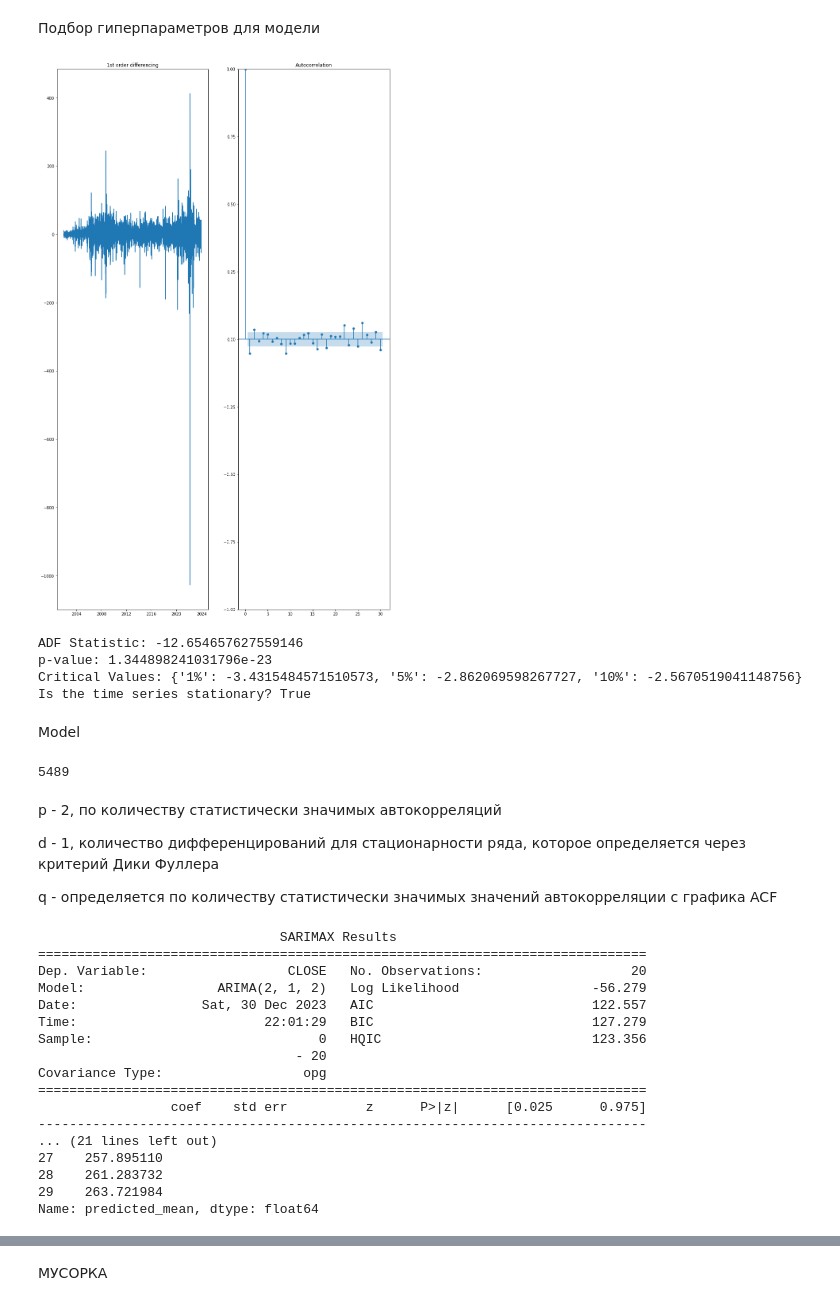
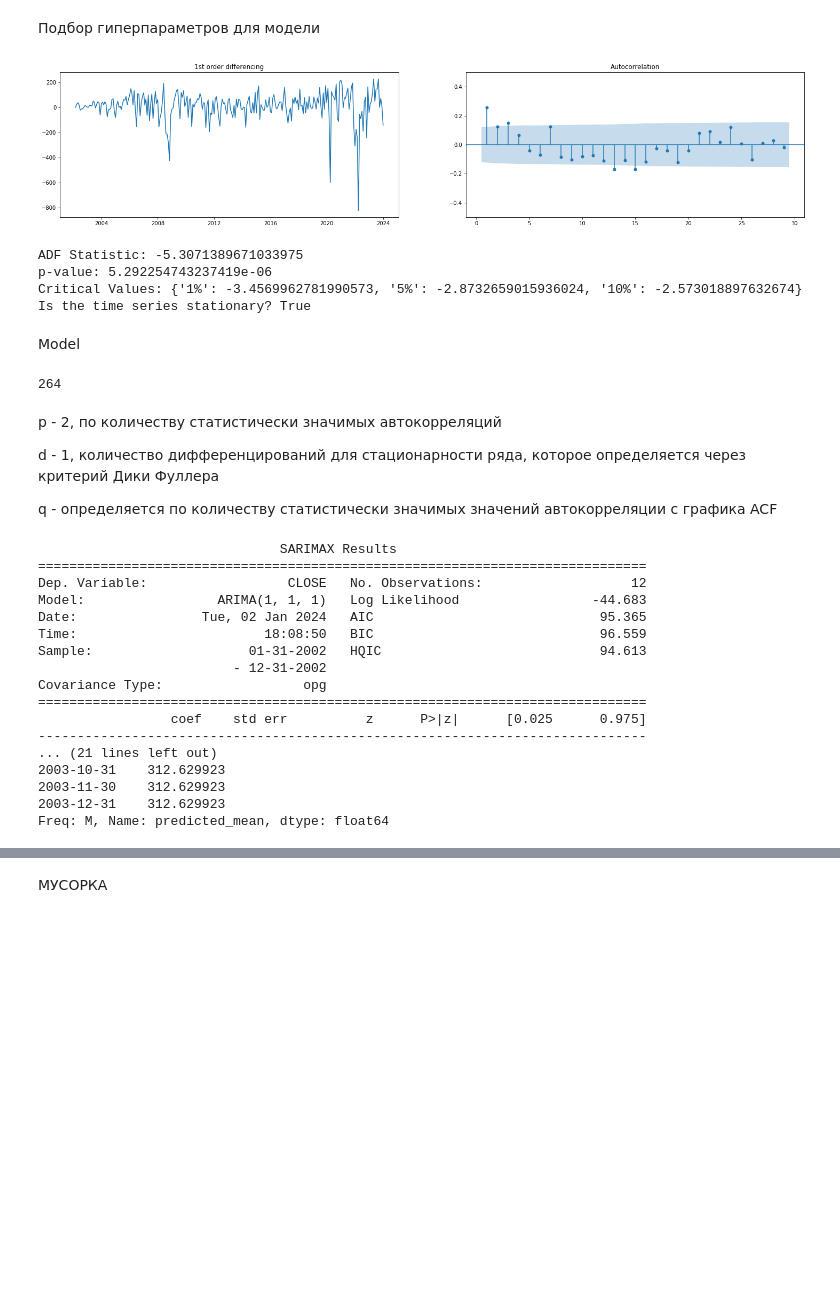
Before and after one commit to PaLashilo/PredictIMOEX, a Jupyter notebook: ARIMA.ipynb, the cells around one changed output, grey strips where cells are left out. Drawn from its saved outputs; the diff is of its cells as text; code cells hidden in the pictures; blank space fills up the shorter version.

```diff
--- a/ARIMA.ipynb
+++ b/ARIMA.ipynb
@@ -60,14 +63,14 @@ Data columns (total 17 columns):
 dtypes: float64(8), int64(2), object(7)
 memory usage: 771.9+ KB
 # %%
-# numeric_columns = df.select_dtypes(include=np.number).columns
 columns_to_plot = ['CLOSE', 'OPEN', 'HIGH', 'LOW', 'VALUE']
 
-fig, axes = plt.subplots(nrows=len(columns_to_plot)//2, ncols=3, figsize=(30, 6 * len(columns_to_plot)))
+fig, axes = plt.subplots(nrows=len(columns_to_plot)//2, ncols=3, figsize=(30, 2 * len(columns_to_plot)))
 
 for i, column in enumerate(columns_to_plot):
     df[column].plot(ax=axes[i//3][i%3], label=column)
     axes[i//3][i%3].set_title(column)
+    fig.subplots_adjust(hspace=0.5, wspace=0.3)
 
 plt.show()
 # %% [output]
@@ -74,0 +78,4 @@ plt.show()
+# %%
+numeric_columns = df.select_dtypes(include=[np.number])
+df = numeric_columns.resample('M').mean()
+df.head(5)
@@ -77,36 +92,36 @@ plt.show()
 # %%
 # Проверка стационарности временного ряда через критерий Дики-Фуллера
 def test_stationarity(timeseries):
     result = adfuller(timeseries)
     print('ADF Statistic:', result[0])
     print('p-value:', result[1])
     print('Critical Values:', result[4])
     print('Is the time series stationary?', result[1] < 0.05)
 
-fig = plt.figure(figsize=(15, 25))
+fig = plt.figure(figsize=(25, 5))
 ax1 = fig.add_subplot(121)
 ax1.set_title('1st order differencing')
 ax1.plot(df.CLOSE.diff().dropna()) # создание стационарного временного ряда
 
 ax2 = fig.add_subplot(122)
-plot_acf(df.CLOSE.diff().dropna(), lags=30, ax=ax2)
-# plot_pacf(df['CLOSE_diff'], lags=30)
+plot_acf(df.CLOSE.diff().dropna(), lags=[i for i in range(1, 30)], ax=ax2)
+ax2.set_ylim(-0.5, 0.5)
 plt.show()
 
 # Проверка стационарности временного ряда
 test_stationarity(df['CLOSE_diff'])
 # %% [output]
-[figure, old version]
+[figure, new version]
-ADF Statistic: -12.654657627559146
-p-value: 1.344898241031796e-23
-Critical Values: {'1%': -3.4315484571510573, '5%': -2.862069598267727, '10%': -2.5670519041148756}
+ADF Statistic: -5.3071389671033975
+p-value: 5.292254743237419e-06
+Critical Values: {'1%': -3.4569962781990573, '5%': -2.8732659015936024, '10%': -2.573018897632674}
 Is the time series stationary? True
 # %% [markdown]
 Model
 # %%
 len(df)
 # %% [output]
-5489
+264
 # %% [markdown]
 p - 2, по количеству статистически значимых автокорреляций
 
@@ -114,30 +129,30 @@ d - 1, количество дифференцирований для стаци
 
 q - определяется по количеству статистически значимых значений автокорреляции с графика ACF
 # %%
-days_to_predict = 20
+months_to_predict = 12
 
-model = ARIMA(df.CLOSE[:days_to_predict], order=(2, 1, 2))  # (p, d, q)
+model = ARIMA(df.CLOSE[:months_to_predict], order=(1, 1, 1))  # (p, d, q)
 model_fit = model.fit()
 
 print(model_fit.summary())
 
-forecast = model_fit.forecast(steps=10)
+forecast = model_fit.forecast(steps=months_to_predict)
 print(forecast)
 # %% [output]
                                SARIMAX Results
 ==============================================================================
-Dep. Variable:                  CLOSE   No. Observations:                   20
-Model:                 ARIMA(2, 1, 2)   Log Likelihood                 -56.279
-Date:                Sat, 30 Dec 2023   AIC                            122.557
-Time:                        22:01:29   BIC                            127.279
-Sample:                             0   HQIC                           123.356
-                                 - 20
+Dep. Variable:                  CLOSE   No. Observations:                   12
+Model:                 ARIMA(1, 1, 1)   Log Likelihood                 -44.683
+Date:                Tue, 02 Jan 2024   AIC                             95.365
+Time:                        18:08:50   BIC                             96.559
+Sample:                    01-31-2002   HQIC                            94.613
+                         - 12-31-2002
 Covariance Type:                  opg
 ==============================================================================
                  coef    std err          z      P>|z|      [0.025      0.975]
 ------------------------------------------------------------------------------
 ... (21 lines left out)
-27    257.895110
-28    261.283732
-29    263.721984
-Name: predicted_mean, dtype: float64
+2003-10-31    312.629923
+2003-11-30    312.629923
+2003-12-31    312.629923
+Freq: M, Name: predicted_mean, dtype: float64
```
Also changed, not shown: parts of 10 cells of this notebook.
